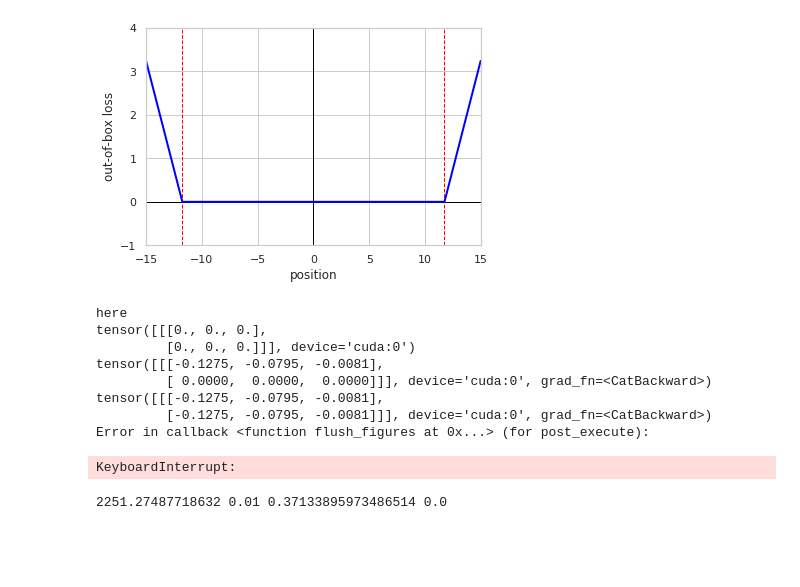
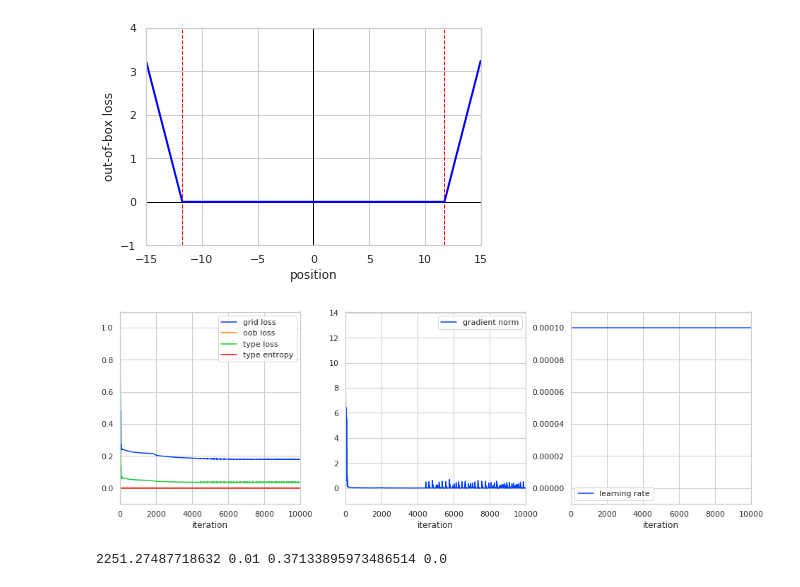
Before and after one commit to mattragoza/ipython-notebooks, a Jupyter notebook: molgrid_rnn.ipynb, the cells around one changed output. Drawn from its saved outputs; the diff is of its cells as text; code cells hidden in the pictures; blank space fills up the shorter version.

Commit message:
train rnn w/o var coords

```diff
--- a/molgrid_rnn.ipynb
+++ b/molgrid_rnn.ipynb
@@ -369,7 +369,7 @@ plt.ylim(y_min, y_max)
 [figure]
 # %%
 device = 'cuda'
-n_atoms = 2
+n_atoms = 20
 n_latent = 1024
 rotate = False
 temp = 0.0
@@ -384,7 +384,7 @@ grid_size = dims[0] * dims[1] * dims[2] * dims[3]
 
 c2grid = molgrid.Coords2Grid(gmaker, center=(0,0,0))
 
-model = MolgridAttn(n_atoms, n_types, dims, n_latent, var_coords=False).to(device)
+model = MolgridRNN(n_atoms, n_types, dims, n_latent, var_coords=False).to(device)
 model.apply(weight_init)
 
 optimizer = optim.Adam(model.parameters(), lr=1e-4)
@@ -402,8 +402,8 @@ loss_out = open('loss.txt', 'wt')
 pred_out = open('pred.xyz', 'wt')
 arrows_out = open('pred_arrows.pymol', 'wt')
 
-batch_size = 1
-n_iterations = 1
+batch_size = 10
+n_iterations = 10000
 step_interval = 10000
 print_interval = 1
 
@@ -520,42 +520,34 @@ while i < n_iterations:
             grid_loss    *= k_grid_loss
             oob_loss     *= k_oob_loss
             type_loss    *= k_type_loss
             type_entropy *= k_type_entropy
             loss = grid_loss + oob_loss + type_loss + type_entropy
 
             loss.backward()
             nn.utils.clip_grad_norm_(model.parameters(), 100)
 
             write_xyz_and_arrows(
                 typesd.detach().cpu().numpy()[:1,:,:],
                 coords.detach().cpu().numpy()[:1,:,:],
                 coords.grad.detach().cpu().numpy()[:1,:,:],
                 pred_out, arrows_out, sample=True,
                 state=i//print_interval,
                 scale=-500)
             pred_out.flush()
             arrows_out.flush()
 
             if grad_norms[-1] < 5e-4:
                 print('converged')
                 break
 
         if i % step_interval == 0:
             lr_policy.step()
 
     except KeyboardInterrupt:
         print('interrupted')
         break
 # %% [output]
-here
-tensor([[[0., 0., 0.],
-         [0., 0., 0.]]], device='cuda:0')
-tensor([[[-0.1275, -0.0795, -0.0081],
-         [ 0.0000,  0.0000,  0.0000]]], device='cuda:0', grad_fn=<CatBackward>)
-tensor([[[-0.1275, -0.0795, -0.0081],
-         [-0.1275, -0.0795, -0.0081]]], device='cuda:0', grad_fn=<CatBackward>)
-Error in callback <function flush_figures at 0x...> (for post_execute):
-KeyboardInterrupt:
+[figure, added]
 # %%
 print(k_grid_loss, k_oob_loss, k_type_loss, k_type_entropy)
 # %% [output]
```
